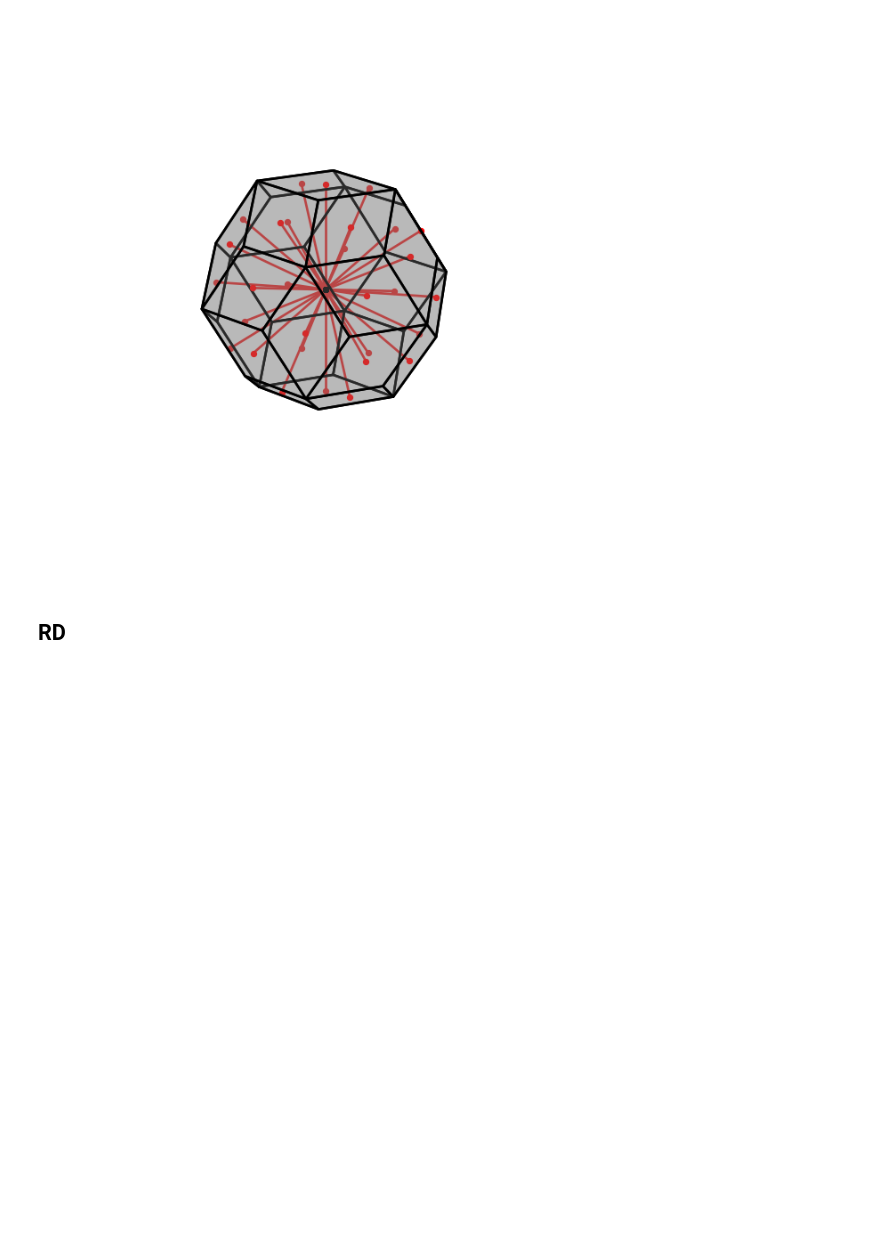
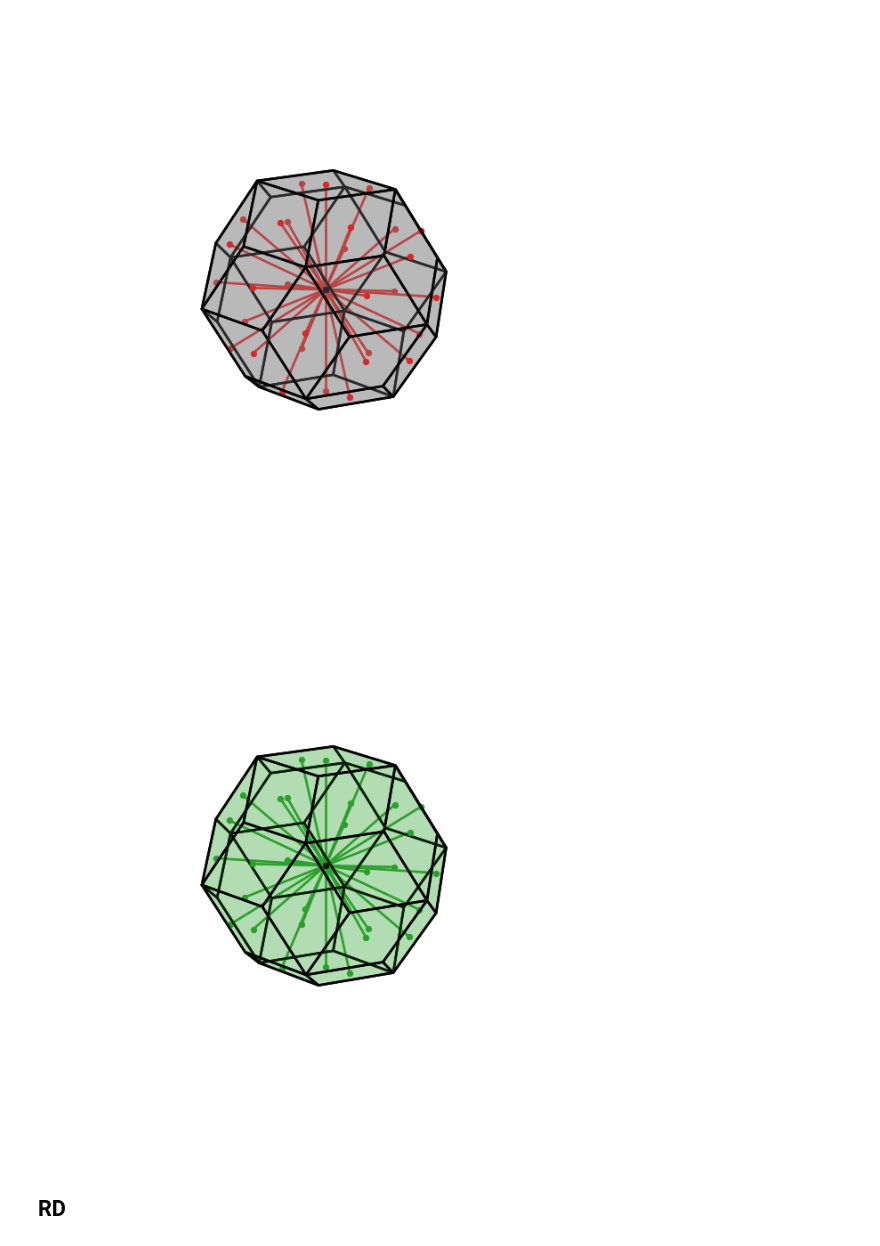
Before and after one commit to ch-tung/Catalan_MC, a Jupyter notebook: plot_Catalan.ipynb, the cells around one changed output. Cells and saved outputs as stored; diff of their text form; code cells hidden in the pictures; blank space fills up the shorter version.

```diff
--- a/plot_Catalan.ipynb
+++ b/plot_Catalan.ipynb
@@ -124,6 +124,53 @@ ax.set_axis_off()
 plt.show()
 # %% [output]
 [figure]
+# %%
+r_n, r_opp = grid_coords('RT')
+%matplotlib inline
+fig = plt.figure()
+ax = fig.add_subplot(111, projection='3d')
+fig.set_size_inches(4, 4)
+fig.set_dpi(192)
+
+for vertices in np.array(vertices_all):
+    # Plotting the vertices
+    # ax.scatter(vertices[:, 0], vertices[:, 1], vertices[:, 2], color='r')
+
+    # Plotting the faces
+    poly3d = [[vertices[vertice_idx]/phi for vertice_idx in [0,1,2,3,0]]]
+    ax.add_collection3d(Poly3DCollection(poly3d, facecolors='C2', linewidths=1, edgecolors='black', alpha=.2))
+
+for r in r_n:
+    ax.scatter(0,0,0, color='k',s=2)
+    ax.plot([0, r[0]], [0, r[1]], [0, r[2]], color='C2',lw=1)
+    ax.scatter(r[0], r[1], r[2], color='C2',s=3)
+
+# Set plot display parameters
+# ax.set_xlabel('X')
+# ax.set_ylabel('Y')
+# ax.set_zlabel('Z')
+ax.set_xlim([-1.4, 1.4])
+ax.set_ylim([-1.4, 1.4])
+ax.set_zlim([-1.4, 1.4])
+ax.set_box_aspect([1, 1, 1])
+# Remove ticks
+ax.set_xticks([])
+ax.set_yticks([])
+ax.set_zticks([])
+
+# Remove background
+# ax.xaxis.pane.fill = False
+# ax.yaxis.pane.fill = False
+# ax.zaxis.pane.fill = False
+
+# Remove grid lines
+ax.grid(False)
+ax.view_init(22.5, -80)
+ax.set_axis_off()
+
+plt.show()
+# %% [output]
+[figure, added]
 # %% [markdown]
 ## RD
 # %%
```
Also changed, not shown: parts of 2 cells of this notebook, 7 other files.
